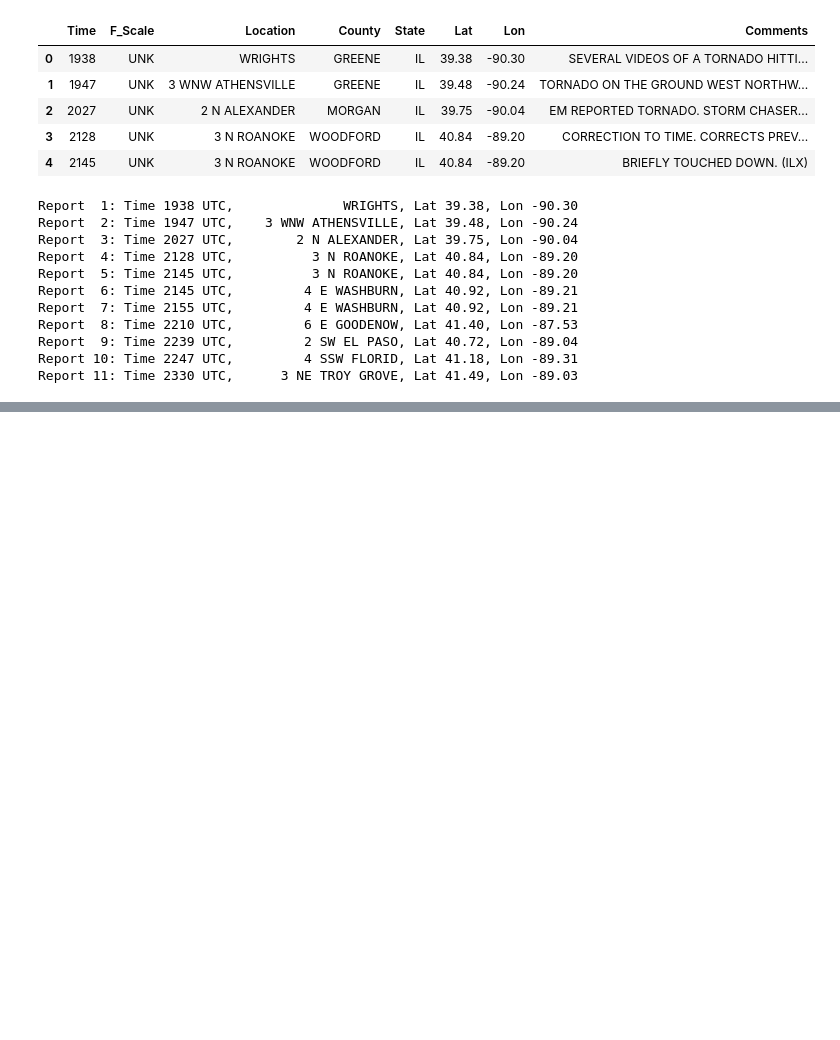
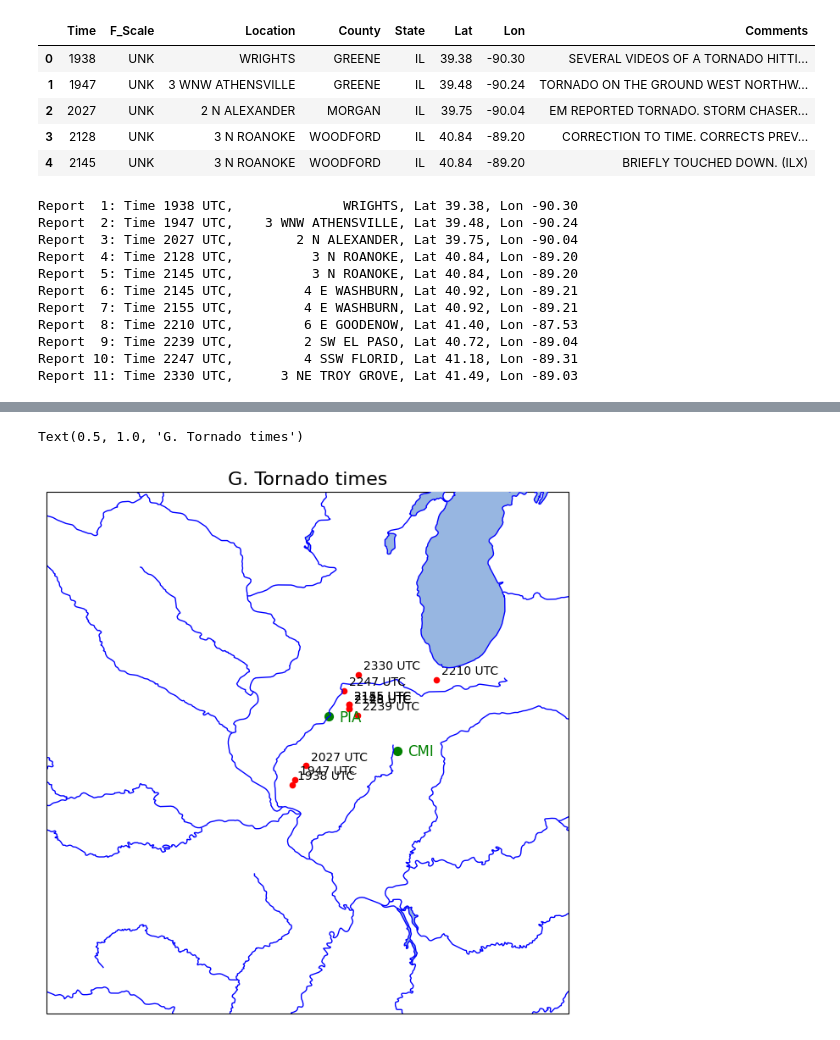
Before and after one commit to TheoXiong7/ATMS-305, a Jupyter notebook: lab21/Lab21_Fa24_MapData2.ipynb, the cells around one changed output, grey strips where cells are left out. Saved outputs shown, nothing was run; the diff lists cells and outputs as text; code cells hidden in the pictures; blank space fills up the shorter version.

```diff
--- a/lab21/Lab21_Fa24_MapData2.ipynb
+++ b/lab21/Lab21_Fa24_MapData2.ipynb
@@ -163,18 +159,44 @@ URLError: <urlopen error [SSL: CERTIFICATE_VERIFY_FAILED] certificate verify fai
 # %%
 # >> G. TORNADO TIMES
 #
 # Add times of tornadoes from the CSV data
 #   1. Repeat the previous cell code here, still using the same map area and figure size.
 #        .. this includes lakes, rivers, dot and text at CMI, and tornado locations.
 #   2. We want to add the Time part of our Pandas' data here.  We'll do this
 #        with a short loop.  Look at this link and see if you can figure it out:
 #     stackoverflow.com/questions/14432557/matplotlib-scatter-plot-with-different-text-at-each-data-point
 #      This makes use of a for-loop with enumerate() (instead of e.g. range()) to
 #        loop over all the Time values (my pd array is 'data', times are data.Time).
 #      Their z() and y() are our longitude and latitude!
 #   3. >> Add a dot and PIA label at Peoria.  If you know your airport codes, you
 #         can use airnav to get lat/lon, i.e. do a web search for "airnav kpia" .
 #   4. Add a title: G. Tornado times
+# Step G: TORNADO TIMES
+
+fig = plt.figure(figsize=(15, 8))
+
+ax = plt.axes(projection=ccrs.PlateCarree())
+ax.set_extent([-95, -85, 35, 45], crs=ccrs.PlateCarree())
+ax.add_feature(cfeature.RIVERS, edgecolor='b')
+ax.add_feature(cfeature.LAKES, edgecolor='b', alpha=1.0, zorder=11)
+
+ax.scatter(-88.277, 40.039, color='g', s=50, transform=ccrs.PlateCarree())
+ax.text(-88.277 + 0.2, 40.039 - 0.1, 'CMI', transform=ccrs.PlateCarree(), fontsize=12, color='g')
+ax.scatter(data['Lon'], data['Lat'], color='r', s=20, transform=ccrs.PlateCarree())
+
+for idx, row in data.iterrows():
+    lon = row['Lon']
+    lat = row['Lat']
+    time = row['Time']
+    time_str = f"{int(time):04d} UTC"
+    ax.annotate(time_str, (lon + 0.1, lat + 0.1), color='black')
+
+ax.scatter(-89.5890, 40.6936, color='g', s=50, transform=ccrs.PlateCarree())
+ax.text(-89.5890 + 0.2, 40.6936 - 0.1, 'PIA', transform=ccrs.PlateCarree(), fontsize=12, color='g')
+ax.set_title('G. Tornado times', fontsize=16)
+# %% [output]
+Text(0.5, 1.0, 'G. Tornado times')
+[figure, added]
 # %%
 # >> H. ADD BACKGROUND
 #
```
Also changed, not shown: parts of 2 cells of this notebook, 4 other files.
